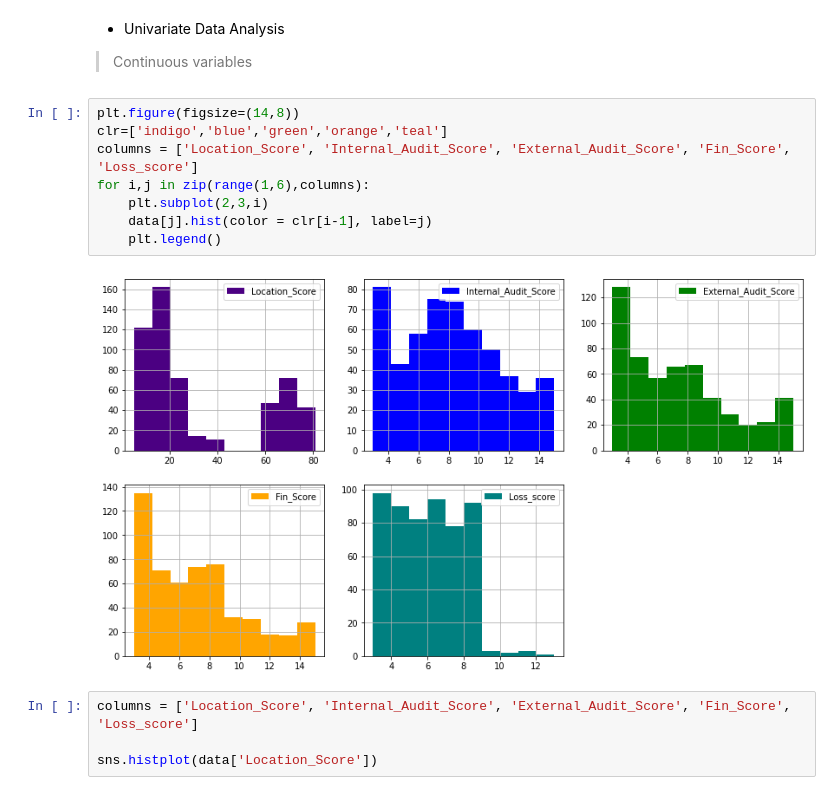
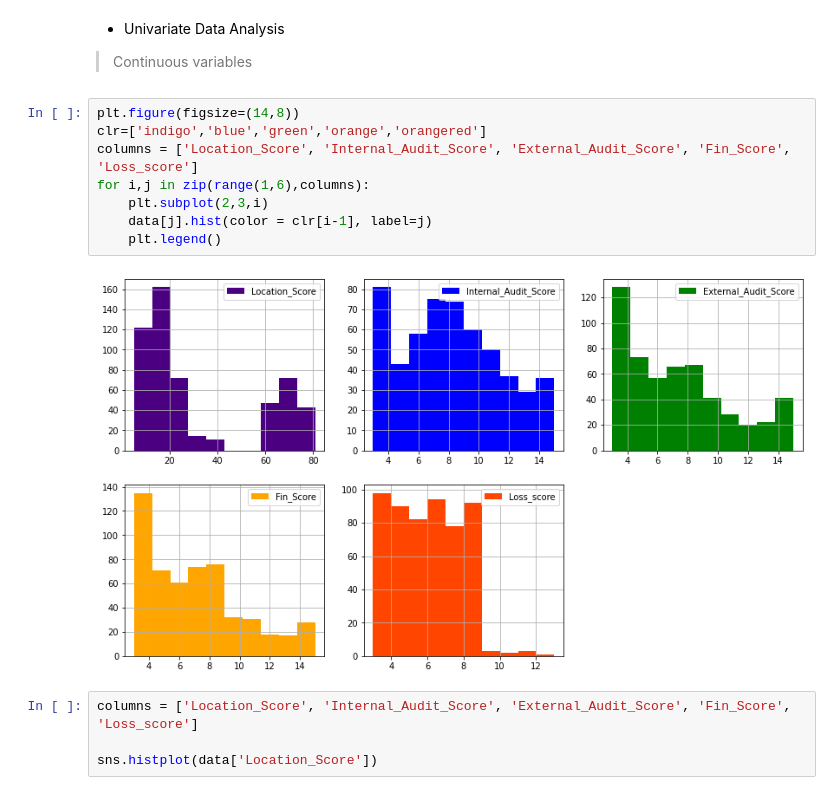
Before and after one commit to georgek2/ENd-To-EnD, a Jupyter notebook: 11_Finance/baseline.ipynb, the cells around one changed output. Saved outputs shown, nothing was run; the diff lists cells and outputs as text.

```diff
--- a/11_Finance/baseline.ipynb
+++ b/11_Finance/baseline.ipynb
@@ -49,14 +81,14 @@ memory usage: 34.1 KB
 > Continuous variables
 # %%
 plt.figure(figsize=(14,8))
-clr=['indigo','blue','green','orange','teal']
+clr=['indigo','blue','green','orange','orangered']
 columns = ['Location_Score', 'Internal_Audit_Score', 'External_Audit_Score', 'Fin_Score', 'Loss_score']
 for i,j in zip(range(1,6),columns):
     plt.subplot(2,3,i)
     data[j].hist(color = clr[i-1], label=j)
     plt.legend()
 # %% [output]
-[figure, old version]
+[figure, new version]
 # %%
 columns = ['Location_Score', 'Internal_Audit_Score', 'External_Audit_Score', 'Fin_Score', 'Loss_score']
 
```
Also changed, not shown: parts of 40 cells of this notebook.
